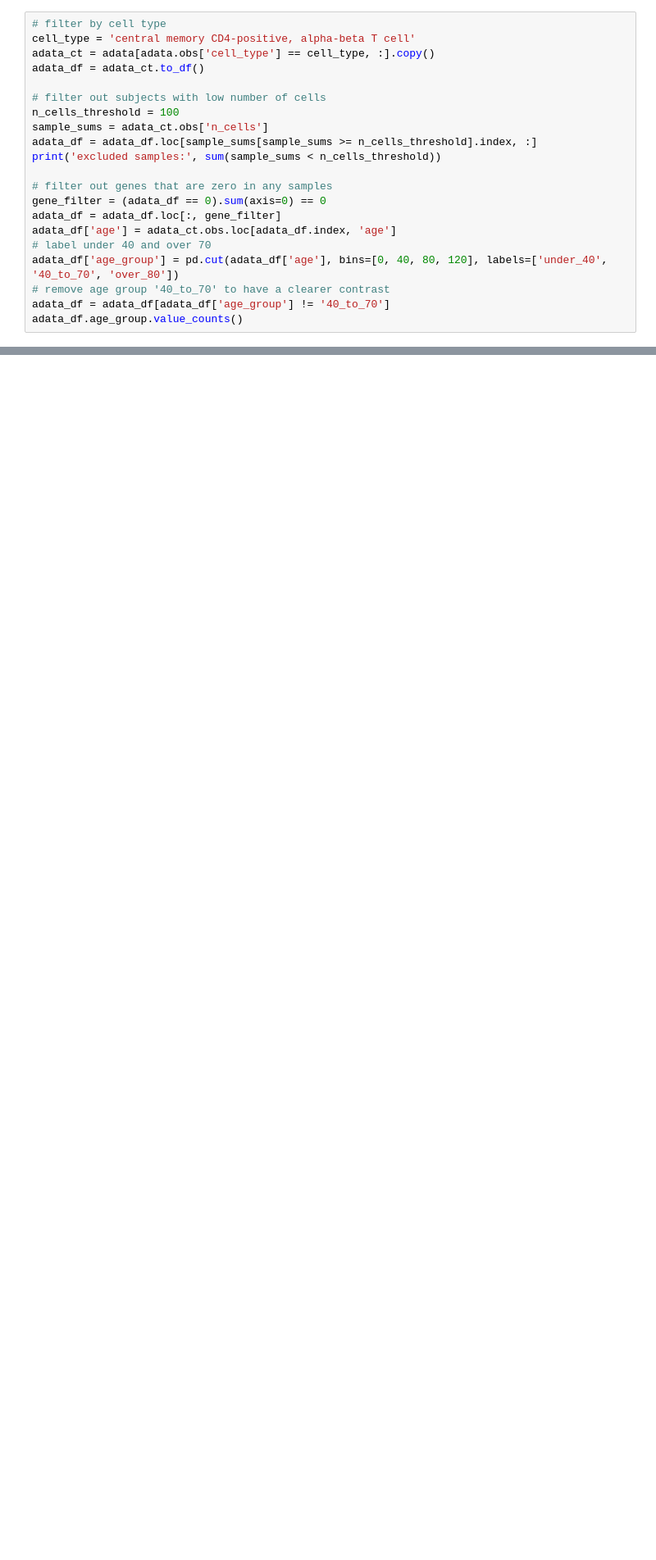
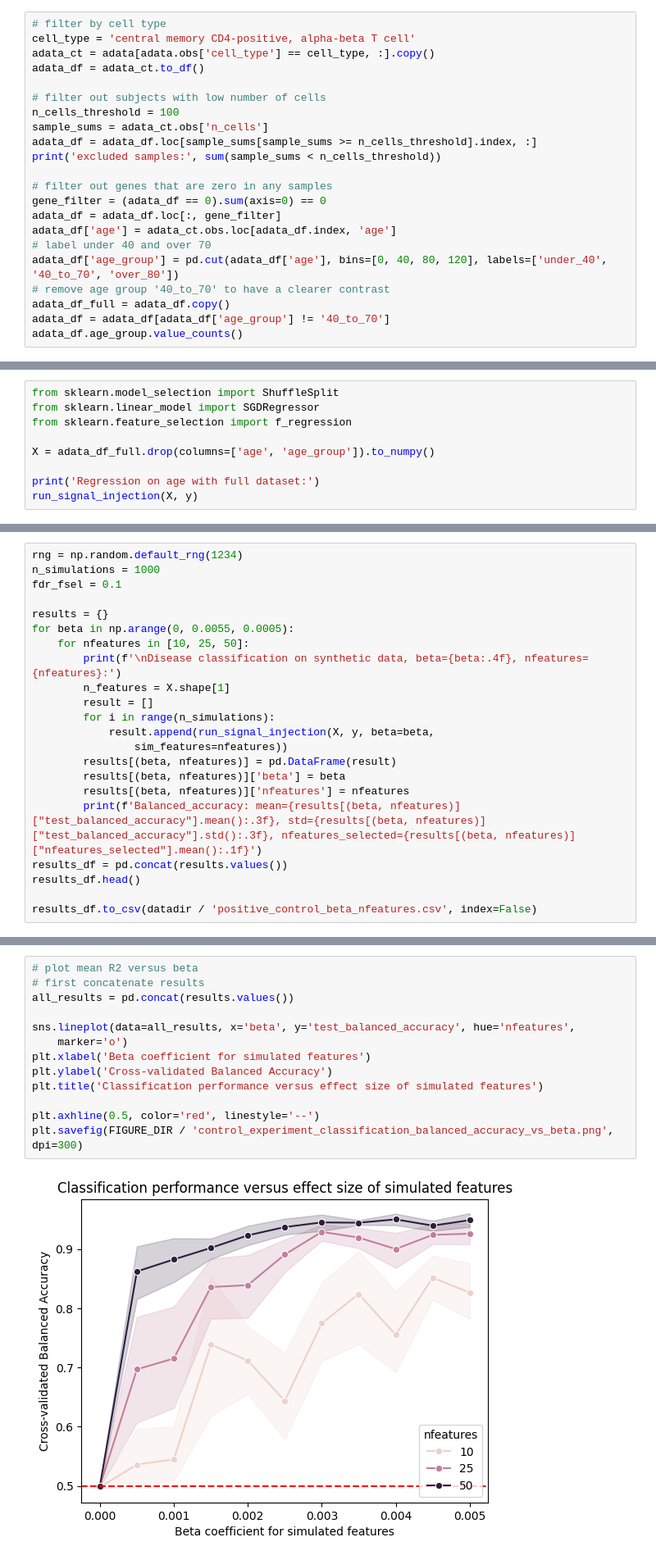
Before and after one commit to BetterCodeBetterScience/bettercode, a Jupyter notebook: notebooks/control_experiment_examples.ipynb, the cells around one changed output, grey strips where cells are left out. Shown at 82% size. Saved outputs shown, nothing was run; the diff lists cells and outputs as text; blank space fills up the shorter version.

Commit message:
working simulations

```diff
--- a/notebooks/control_experiment_examples.ipynb
+++ b/notebooks/control_experiment_examples.ipynb
@@ -72,6 +80,7 @@ adata_df['age'] = adata_ct.obs.loc[adata_df.index, 'age']
 # label under 40 and over 70
 adata_df['age_group'] = pd.cut(adata_df['age'], bins=[0, 40, 80, 120], labels=['under_40', '40_to_70', 'over_80'])
 # remove age group '40_to_70' to have a clearer contrast
+adata_df_full = adata_df.copy()
 adata_df = adata_df[adata_df['age_group'] != '40_to_70']
 adata_df.age_group.value_counts()
 # %% [output]
@@ -301,0 +343,9 @@ np.float64(0.2989010989010989)
+# %%
+from sklearn.model_selection import ShuffleSplit
+from sklearn.linear_model import SGDRegressor
+from sklearn.feature_selection import f_regression
+
+X = adata_df_full.drop(columns=['age', 'age_group']).to_numpy()
+
+print('Regression on age with full dataset:')
+run_signal_injection(X, y)
@@ -301,0 +357,22 @@ np.float64(0.2989010989010989)
+# %%
+rng = np.random.default_rng(1234)
+n_simulations = 1000
+fdr_fsel = 0.1
+
+results = {}
+for beta in np.arange(0, 0.0055, 0.0005):
+    for nfeatures in [10, 25, 50]:
+        print(f'\nDisease classification on synthetic data, beta={beta:.4f}, nfeatures={nfeatures}:')
+        n_features = X.shape[1]
+        result = []
+        for i in range(n_simulations):
+            result.append(run_signal_injection(X, y, beta=beta,
+                sim_features=nfeatures))
+        results[(beta, nfeatures)] = pd.DataFrame(result)
+        results[(beta, nfeatures)]['beta'] = beta
+        results[(beta, nfeatures)]['nfeatures'] = nfeatures
+        print(f'Balanced_accuracy: mean={results[(beta, nfeatures)]["test_balanced_accuracy"].mean():.3f}, std={results[(beta, nfeatures)]["test_balanced_accuracy"].std():.3f}, nfeatures_selected={results[(beta, nfeatures)]["nfeatures_selected"].mean():.1f}')
+results_df = pd.concat(results.values())
+results_df.head()
+
+results_df.to_csv(datadir / 'positive_control_beta_nfeatures.csv', index=False)
@@ -301,0 +381,15 @@ np.float64(0.2989010989010989)
+# %%
+# plot mean R2 versus beta
+# first concatenate results
+all_results = pd.concat(results.values())
+
+sns.lineplot(data=all_results, x='beta', y='test_balanced_accuracy', hue='nfeatures',
+    marker='o')
+plt.xlabel('Beta coefficient for simulated features')
+plt.ylabel('Cross-validated Balanced Accuracy')
+plt.title('Classification performance versus effect size of simulated features')
+
+plt.axhline(0.5, color='red', linestyle='--')
+plt.savefig(FIGURE_DIR / 'control_experiment_classification_balanced_accuracy_vs_beta.png', dpi=300)
+# %% [output]
+[figure, added]
```
Also changed, not shown: parts of 15 cells of this notebook.
